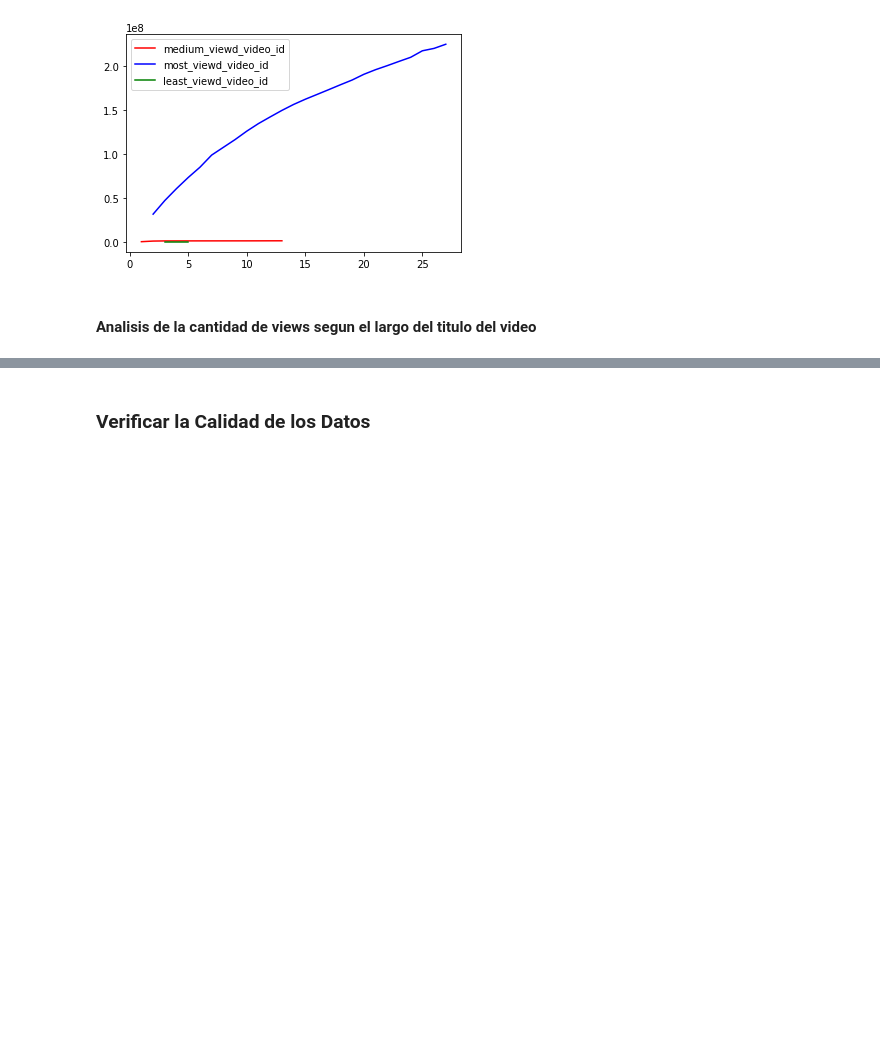
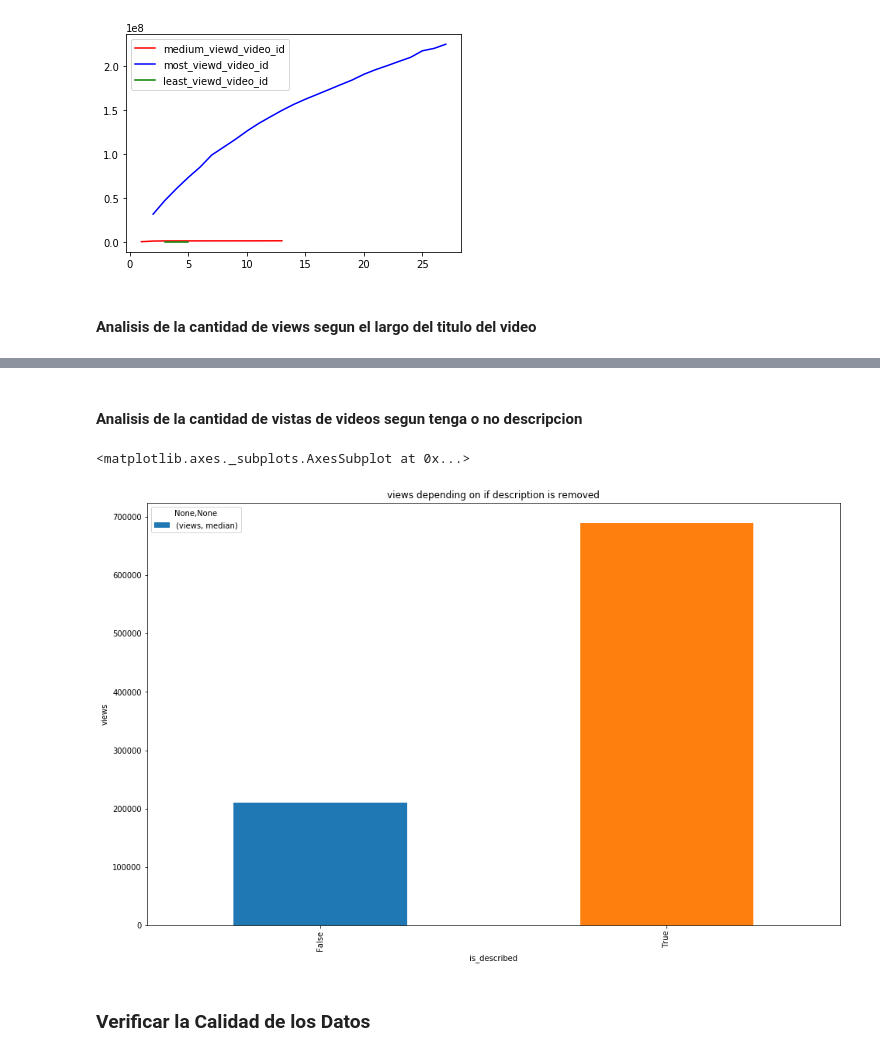
Before and after one commit to BlancoSebastianEzequiel/7750-TPFinal, a Jupyter notebook: src/analisis.ipynb, the cells around one changed output, grey strips where cells are left out. Saved outputs shown, nothing was run; the diff lists cells and outputs as text; code cells hidden in the pictures; blank space fills up the shorter version.

```diff
--- a/src/analisis.ipynb
+++ b/src/analisis.ipynb
@@ -258,3 +270,18 @@ graph
+# %% [markdown]
+#### Analisis de la cantidad de vistas de videos segun tenga o no descripcion
+# %%
+described_videos = videos.copy(deep=True)
+described_videos['is_described'] = described_videos['description'].map(lambda x: True if type(x) == type("") else False)
+described_videos = described_videos.loc[:, ['is_described', 'views']]
+described_videos = described_videos.groupby('is_described').agg([np.size, np.median]).reset_index()
+graph = described_videos.plot(x='is_described', y=('views', 'median'), kind='bar', figsize=(16,10))
+graph.set_title('views depending on if description is removed')
+graph.set_xlabel('is_described')
+graph.set_ylabel('views')
+graph
+# %% [output]
+<matplotlib.axes._subplots.AxesSubplot at 0x...>
+[figure, added]
 # %% [markdown]
 ### Verificar la Calidad de los Datos
 # %% [markdown]
```
Also changed, not shown: parts of 3 cells of this notebook.
